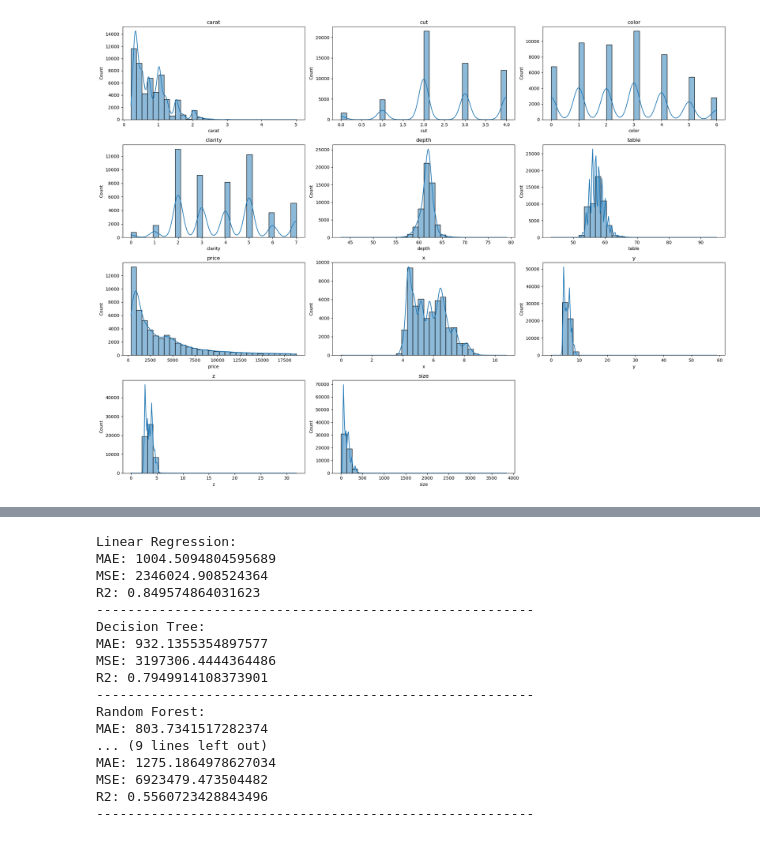
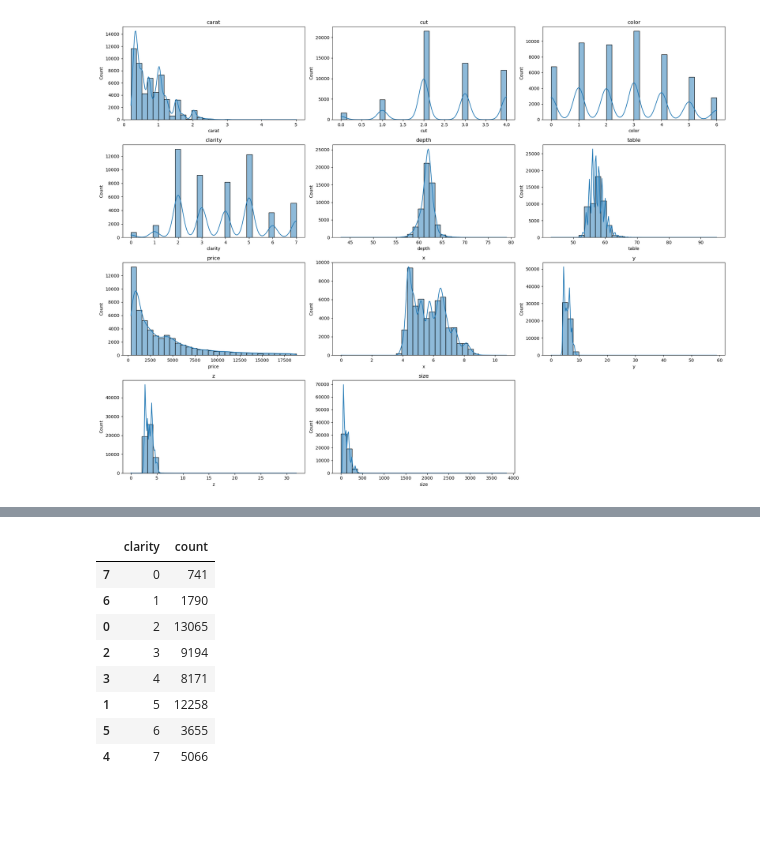
Before and after one commit to djalmarodriguess/Machine_Learning_Study, a Jupyter notebook: Untitled.ipynb, the cells around one changed output, grey strips where cells are left out. Cells and saved outputs as stored; diff of their text form; code cells hidden in the pictures; blank space fills up the shorter version.

```diff
--- a/Untitled.ipynb
+++ b/Untitled.ipynb
@@ -310,9 +365,31 @@ X_test = scaler.transform(X_test)
+# %%
+df1.clarity.value_counts().reset_index().sort_values(by = 'clarity')
+# %% [output]
+|  | clarity | count |
+| 7 | 0 | 741 |
+| 6 | 1 | 1790 |
+| 0 | 2 | 13065 |
+| 2 | 3 | 9194 |
+| 3 | 4 | 8171 |
+| 1 | 5 | 12258 |
+| 5 | 6 | 3655 |
+| 4 | 7 | 5066 |
 # %%
+X = df[['carat', 'cut', 'size']]
+
+y = df['price']
+
+# split X and y into training and testing sets
+
+from sklearn.model_selection import train_test_split
+
+X_train, X_test, y_train, y_test = train_test_split(X, y, test_size = 0.3, random_state = 42)
+
 from sklearn.linear_model import LinearRegression
 from sklearn.tree import DecisionTreeRegressor
 from sklearn.ensemble import RandomForestRegressor, GradientBoostingRegressor
 from sklearn.svm import SVR
-from sklearn.metrics import mean_absolute_error, mean_squared_error, r2_score
+from sklearn.metrics import mean_absolute_error, mean_squared_error, r2_score, mean_absolute_percentage_error
 
 regressors = {
     'Linear Regression': LinearRegression(),
@@ -322,11 +399,16 @@ regressors = {
     'SVR': SVR()
 }
 
-
 # Dictionary to hold the evaluation results
 evaluation_results = {}
 
-# Fit, predict and evaluate each model
+# Melhor modelo e métricas
+best_model = None
+best_mae = float('inf')
+best_mse = float('inf')
+best_r2 = float('-inf')
+
+# Ajustar, prever e avaliar cada modelo
 for model_name, model in regressors.items():
     model.fit(X_train, y_train)
     y_pred = model.predict(X_test)
@@ -335,27 +417,34 @@ for model_name, model in regressors.items():
     r2 = r2_score(y_test, y_pred)
     evaluation_results[model_name] = {'MAE': mae, 'MSE': mse, 'R2': r2}
 
-# Display the evaluation results
+    # Atualizar o melhor modelo se este modelo for melhor
+    if mae < best_mae and mse < best_mse and r2 > best_r2:
+        best_model = model_name
+        best_mae = mae
+        best_mse = mse
+        best_r2 = r2
+
+# Exibir os resultados da avaliação
 for model_name, metrics in evaluation_results.items():
     print(model_name + ':')
     for metric_name, metric_value in metrics.items():
         print(metric_name + ': ' + str(metric_value))
     print('--------------------------------------------------------')
+
+print('Best model: ' + best_model)
+
+
+model = regressors[best_model]
+model.fit(X_train, y_train)
+
+y_pred = model.predict(X_test)
+
+# Copiando o dataframe
+df1 = df.copy()
+
+# Preparando os dados
+X = df1[['carat', 'cut', 'size']]
+X = scaler.transform(X)  # Usando o mesmo scaler que foi treinado anteriormente
+
+# Fazendo as previsões
+df1['predict_model'] = model.predict(X)
-# %% [output]
-Linear Regression:
-MAE: 1004.5094804595689
-MSE: 2346024.908524364
-R2: 0.849574864031623
---------------------------------------------------------
-Decision Tree:
-MAE: 932.1355354897577
-MSE: 3197306.4444364486
-R2: 0.7949914108373901
---------------------------------------------------------
-Random Forest:
-MAE: 803.7341517282374
-... (9 lines left out)
-MAE: 1275.1864978627034
-MSE: 6923479.473504482
-R2: 0.5560723428843496
---------------------------------------------------------
```
Also changed, not shown: parts of 18 cells of this notebook.
